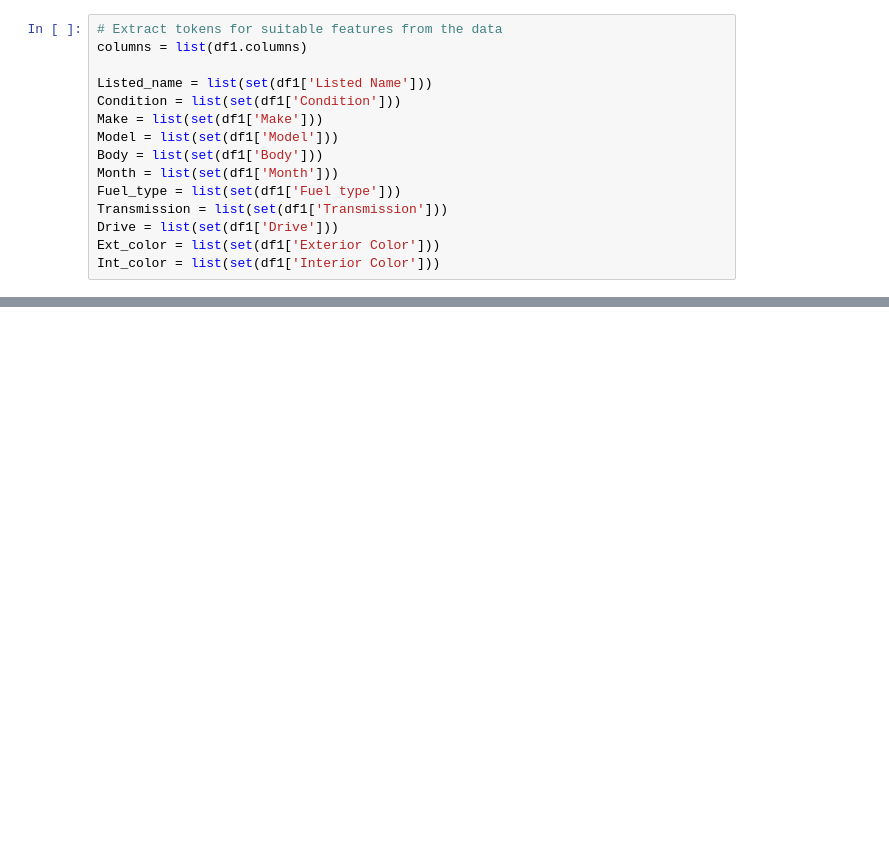
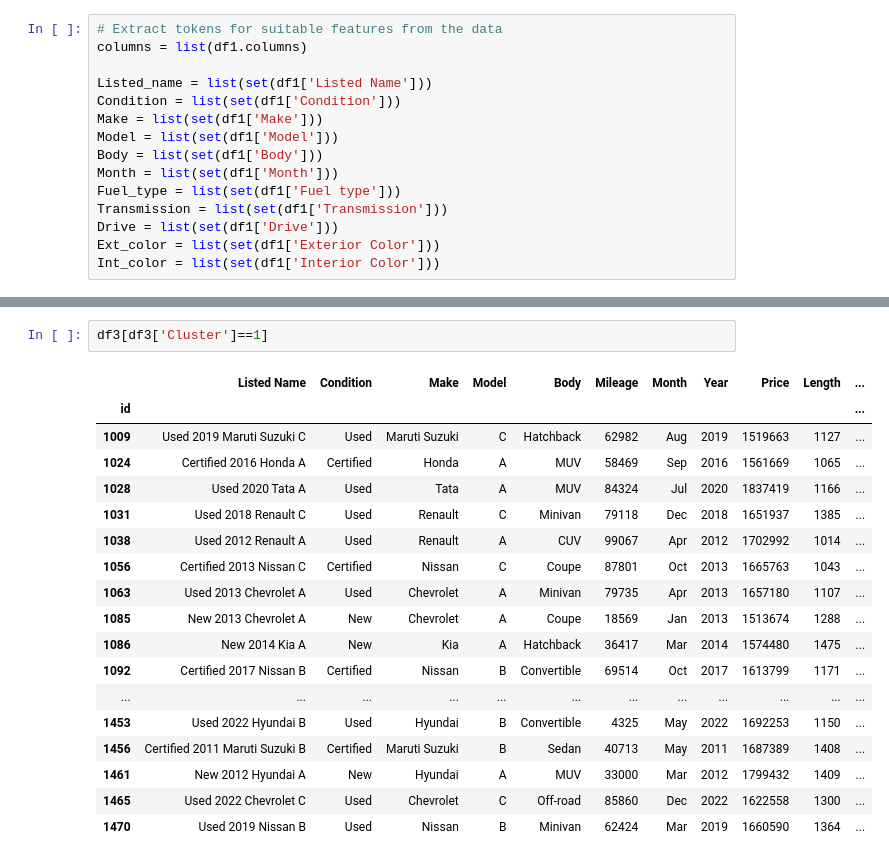
Before and after one commit to zafe312/car_recommender, a Jupyter notebook: car_recommender.ipynb, the cells around one changed output, grey strips where cells are left out. Saved outputs shown, nothing was run; the diff lists cells and outputs as text; blank space fills up the shorter version.

```diff
--- a/car_recommender.ipynb
+++ b/car_recommender.ipynb
@@ -323,0 +411,21 @@ plt.show()
+# %%
+df3[df3['Cluster']==1]
+# %% [output]
+|  | Listed Name | Condition | Make | Model | Body | Mileage | Month | Year | Price | Length | ... |
+| id |  |  |  |  |  |  |  |  |  |  | ... |
+| 1009 | Used 2019 Maruti Suzuki C | Used | Maruti Suzuki | C | Hatchback | 62982 | Aug | 2019 | 1519663 | 1127 | ... |
+| 1024 | Certified 2016 Honda A | Certified | Honda | A | MUV | 58469 | Sep | 2016 | 1561669 | 1065 | ... |
+| 1028 | Used 2020 Tata A | Used | Tata | A | MUV | 84324 | Jul | 2020 | 1837419 | 1166 | ... |
+| 1031 | Used 2018 Renault C | Used | Renault | C | Minivan | 79118 | Dec | 2018 | 1651937 | 1385 | ... |
+| 1038 | Used 2012 Renault A | Used | Renault | A | CUV | 99067 | Apr | 2012 | 1702992 | 1014 | ... |
+| 1056 | Certified 2013 Nissan C | Certified | Nissan | C | Coupe | 87801 | Oct | 2013 | 1665763 | 1043 | ... |
+| 1063 | Used 2013 Chevrolet A | Used | Chevrolet | A | Minivan | 79735 | Apr | 2013 | 1657180 | 1107 | ... |
+| 1085 | New 2013 Chevrolet A | New | Chevrolet | A | Coupe | 18569 | Jan | 2013 | 1513674 | 1288 | ... |
+| 1086 | New 2014 Kia A | New | Kia | A | Hatchback | 36417 | Mar | 2014 | 1574480 | 1475 | ... |
+| 1092 | Certified 2017 Nissan B | Certified | Nissan | B | Convertible | 69514 | Oct | 2017 | 1613799 | 1171 | ... |
+| ... | ... | ... | ... | ... | ... | ... | ... | ... | ... | ... | ... |
+| 1453 | Used 2022 Hyundai B | Used | Hyundai | B | Convertible | 4325 | May | 2022 | 1692253 | 1150 | ... |
+| 1456 | Certified 2011 Maruti Suzuki B | Certified | Maruti Suzuki | B | Sedan | 40713 | May | 2011 | 1687389 | 1408 | ... |
+| 1461 | New 2012 Hyundai A | New | Hyundai | A | MUV | 33000 | Mar | 2012 | 1799432 | 1409 | ... |
+| 1465 | Used 2022 Chevrolet C | Used | Chevrolet | C | Off-road | 85860 | Dec | 2022 | 1622558 | 1300 | ... |
+| 1470 | Used 2019 Nissan B | Used | Nissan | B | Minivan | 62424 | Mar | 2019 | 1660590 | 1364 | ... |
```
Also changed, not shown: parts of 27 cells of this notebook.
